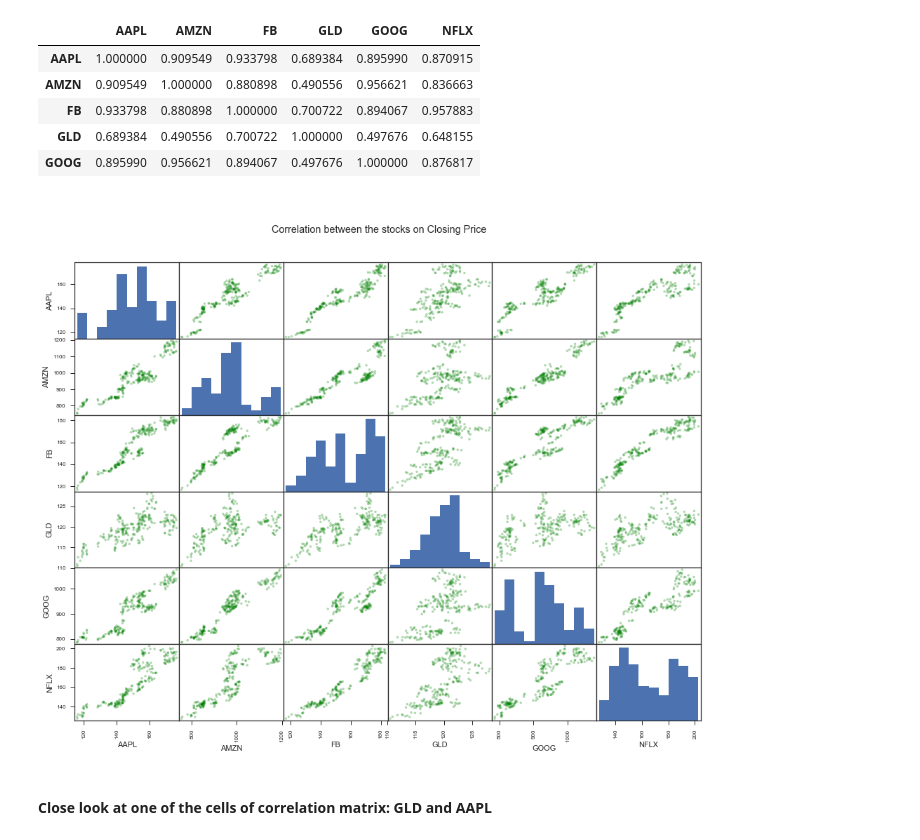
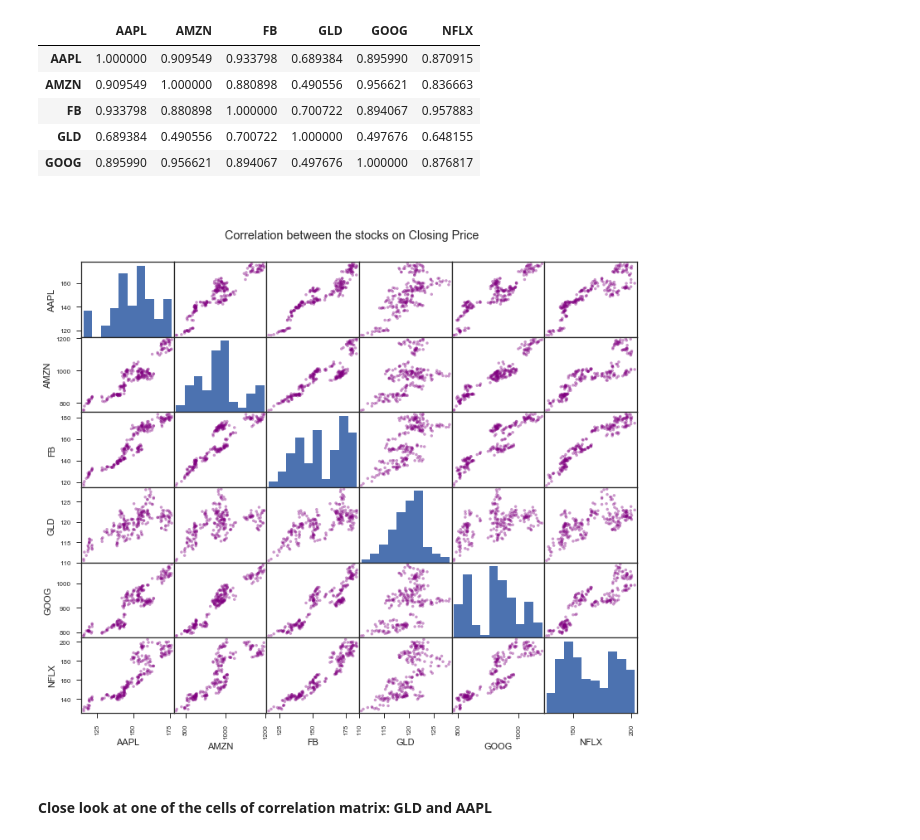
Before and after one commit to gayatripingale/Stocks-Project, a Jupyter notebook: Gp_Stock_Analysis.ipynb, the cells around one changed output. Saved outputs shown, nothing was run; the diff lists cells and outputs as text; code cells hidden in the pictures.

```diff
--- a/Gp_Stock_Analysis.ipynb
+++ b/Gp_Stock_Analysis.ipynb
@@ -186,15 +186,14 @@ corr_stocks.head()
 # %%
 # plotting scatter matrix to see the correlation between the stocks on "Close" price
 
 from pandas.tools.plotting import scatter_matrix
-
-scatter_matrix(stocks_data, alpha = 0.3, figsize=(16,12),color = "green")
+scatter_matrix(stocks_data, alpha = 0.4, figsize=(12,10),color = "purple")
 plt.suptitle("\n\n Correlation between the stocks on Closing Price")
 plt.ylabel("Stock Price")
-plt.savefig("stocksdata_scattermatrix.png")
+plt.savefig("correlation_scattermatrix.png")
 plt.show()
 # %% [output]
-[figure, old version]
+[figure, new version]
 # %% [markdown]
 #### Close look at one of the cells of correlation matrix: GLD and AAPL
 # %%
```
Also changed, not shown: parts of 6 cells of this notebook, 23 other files.
